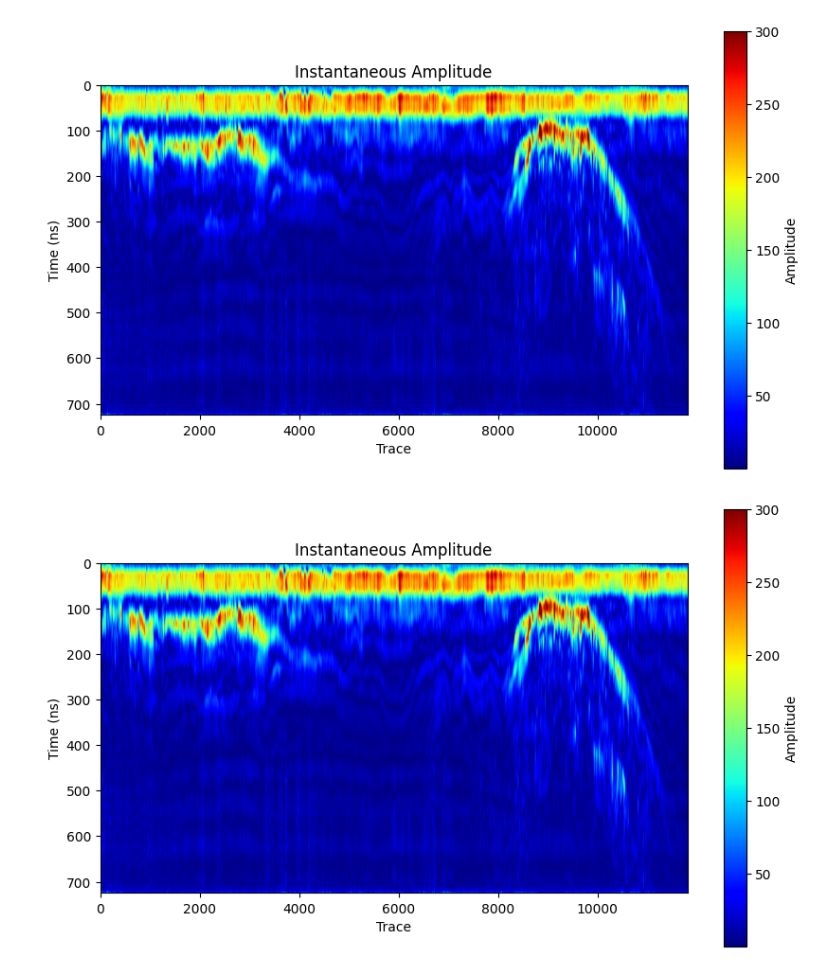
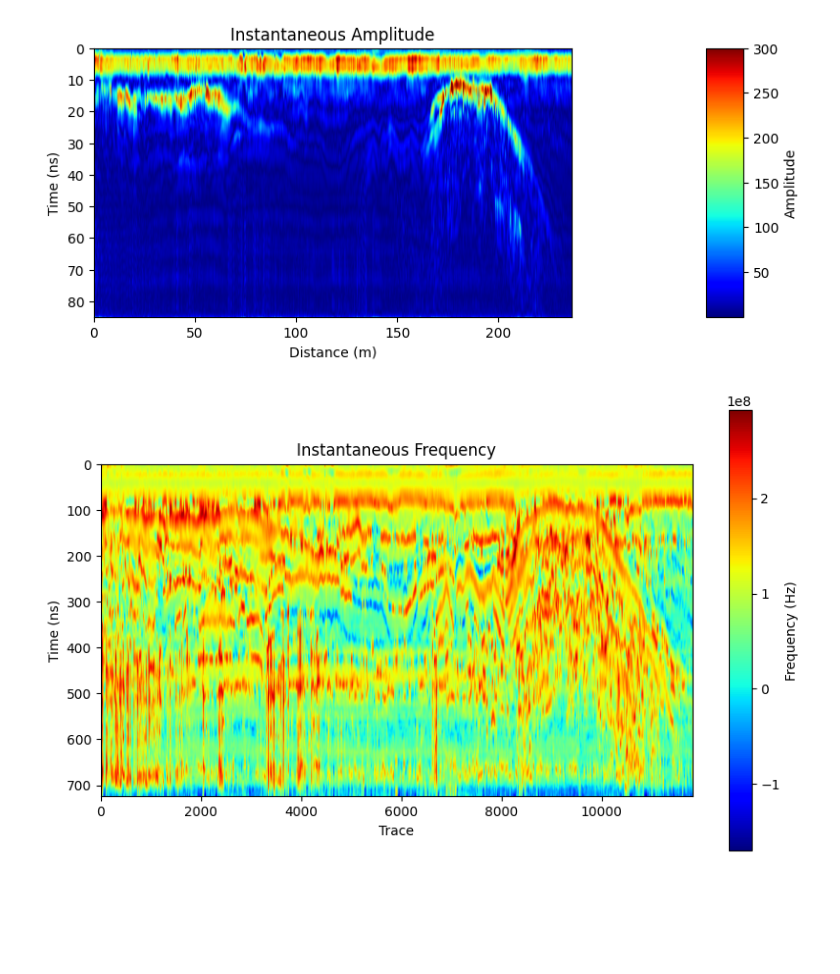
Before and after one commit to antonroefer/bachelorarbeit, a Jupyter notebook: src/python/feature_plot.ipynb, the cells around one changed output. Drawn from its saved outputs; the diff is of its cells as text; code cells hidden in the pictures; blank space fills up the shorter version.

```diff
--- a/src/python/feature_plot.ipynb
+++ b/src/python/feature_plot.ipynb
@@ -58,19 +134,24 @@ Data shape: (725, 11811)
 # %%
 arr = rg.calc_instantaneous_amplitude()
 arr = np.clip(arr, 0, 300)
 
-plt.figure(figsize=(10, 6))
+fig = plt.figure(figsize=(10, 6))
+ax = fig.add_axes([0.1, 0.1, 0.8, 0.8])
 plt.title("Instantaneous Amplitude")
-plt.xlabel("Trace")
+plt.xlabel("Distance (m)")
 plt.ylabel("Time (ns)")
-plt.imshow(arr, cmap="jet", aspect=ratio)
-plt.colorbar(label="Amplitude")
+im = plt.imshow(arr, cmap="jet", aspect=ratio, extent=[x.min(), x.max(), t.max(), t.min()])
+cx = fig.add_axes([0.9, 0.1, 0.02, 0.8])  # Colorbar axis
+fig.colorbar(im, cax=cx, label="Amplitude")
+#plt.tight_layout()
+plt.savefig(fname="feature_plots/instantaneous_amplitude.png", dpi=300) if save else None
 plt.show()
 # %% [output]
-[figure, old version]
+[figure, new version]
 # %%
 arr = rg.calc_instantaneous_frequency()
-arr = np.clip(arr, 0, 300)
+arr = np.clip(arr, -3e8, 3e8)
+arr = rg.calc_mean(arr, x_dis=10, y_dis=10)
 
 plt.figure(figsize=(10, 6))
 plt.title("Instantaneous Frequency")
@@ -80,4 +161,4 @@ plt.imshow(arr, cmap="jet", aspect=ratio)
 plt.colorbar(label="Frequency (Hz)")
 plt.show()
 # %% [output]
-[figure, old version]
+[figure, new version]
```
Also changed, not shown: parts of 3 cells of this notebook, 1 other file.
